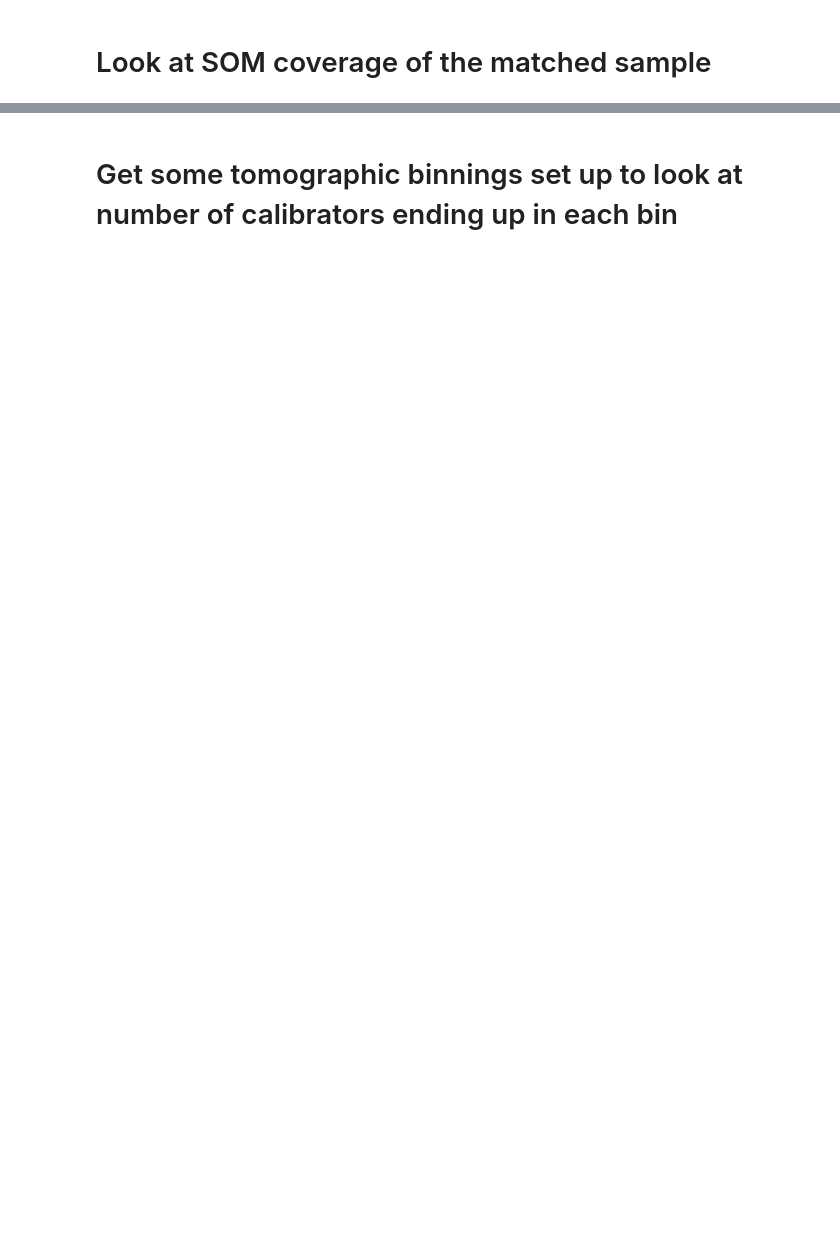
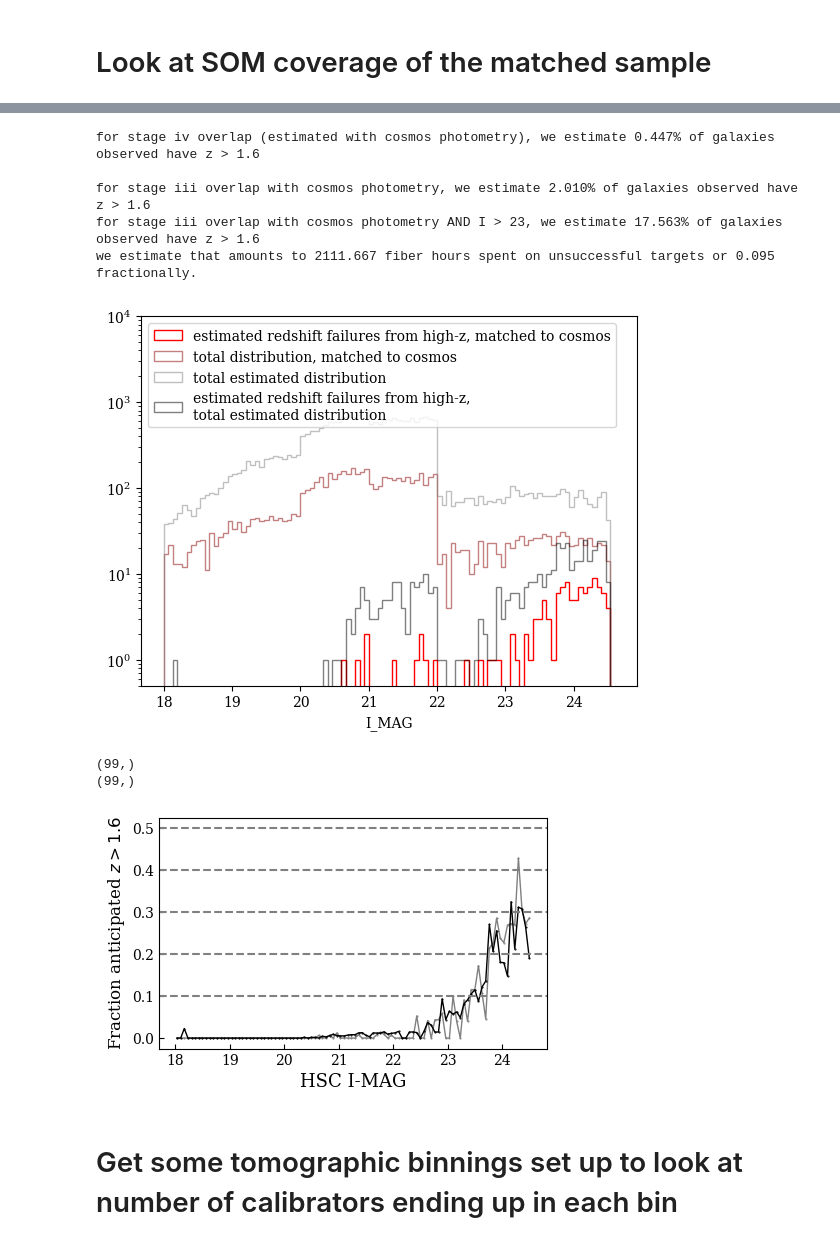
Before and after one commit to jmccull/desi_deep, a Jupyter notebook: SOM_cosmos.ipynb, the cells around one changed output, grey strips where cells are left out. Cells and saved outputs as stored; diff of their text form; code cells hidden in the pictures; blank space fills up the shorter version.

```diff
--- a/SOM_cosmos.ipynb
+++ b/SOM_cosmos.ipynb
@@ -100,7 +104,7 @@ matched_targets = match_small2large(cosmos,cat_full,smallcols=['RA','DEC'],large
 print('time elapsed: {}'.format(time()-start))
 
 start = time()
-matched_obs = match_small2large(cat,cosmos,smallcols=['RA','DEC'],largecols=['RA','DEC'],acc_err=1.0/3600.,
+matched_obs = match_small2large(cat.byteswap().newbyteorder(),cosmos,smallcols=['RA','DEC'],largecols=['RA','DEC'],acc_err=1.0/3600.,
                                          dfstat=[False,False])
 print('time elapsed: {}'.format(time()-start))
 
@@ -215,7 +219,7 @@ def match_resample(data, tomatch, data_min, data_max, bin_size = 0.05, seed=42,
 
 mag_bin_mins = [18,19,20,21,22,23]
 mag_bin_maxs = [19,20,21,22,23,24.5]
-
+rejection_scales=[1,1,1,1,1,1]
 cosmoslike_cat = []
 sizes = []
 weights = []
@@ -349,3 +353,64 @@ for stage 3 cosmos overlap, we have:
+# %%
+# let's estimate which ones have a photo-z > 1.6
+
+mask1 = (cosmoslike_cat['PHOTZ'] >= 1.6)
+print('for stage iv overlap (estimated with cosmos photometry), we estimate {0:.3f}% of galaxies observed have z > 1.6\n'.format(mask.sum()/len(cosmoslike_cat)*100))
+#print('we estimate that amounts to {0:.3f} fiber hours spent on unsuccessful targets.\n'.format(cosmoslike_cat[mask]['EXP_TIME'].sum()/3600.))
+
+mask = (matched_obs['PHOTZ'] >= 1.6)
+mask2 = (matched_obs['I_MAG'] >= 23)
+
+print('for stage iii overlap with cosmos photometry, we estimate {0:.3f}% of galaxies observed have z > 1.6'.format(mask.sum()/len(matched_obs)*100))
+print('for stage iii overlap with cosmos photometry AND I > 23, we estimate {0:.3f}% of galaxies observed have z > 1.6'.format((mask&mask2).sum()/(mask2).sum()*100))
+
+print('we estimate that amounts to {0:.3f} fiber hours spent on unsuccessful targets or {1:0.3f} fractionally.\n'.format(np.sum(matched_obs[mask]['EXP_TIME'])/3600.,
+                                                                                                                        np.sum(matched_obs[mask]['EXP_TIME'])/np.sum(matched_obs['EXP_TIME'])))
+
+bins=np.linspace(18,24.6,num=100)
+hists = plt.hist(matched_obs[mask]['I_MAG'],bins=bins,histtype='step',color='red',label='estimated redshift failures from high-z, matched to cosmos')
+hists2 = plt.hist(matched_obs['I_MAG'],bins=bins,histtype='step',color='darkred',alpha=0.5,label='total distribution, matched to cosmos')
+hists3 = plt.hist(cosmoslike_cat['I'],bins=bins,histtype='step',color='grey',alpha=0.5,label='total estimated distribution')
+hists4 = plt.hist(cosmoslike_cat[mask1]['I'],bins=bins,histtype='step',color='black',alpha=0.5,label='estimated redshift failures from high-z,\ntotal estimated distribution')
+
+plt.xlabel('I_MAG')
+plt.legend(loc='upper left')
+plt.yscale('log')
+plt.ylim([0.5,10**4])
+plt.show()
+
+
+print(hists[0].shape)
+print(hists2[0].shape)
+binmids = [(bins[i]+bins[i+1])/2 for i in np.arange(len(bins)-1)]
+plt.figure(figsize=(5,3))
+plt.plot(binmids,hists[0]/hists2[0],'o-',color='gray',linewidth=1,markersize=0.5)
+plt.plot(binmids,hists4[0]/hists3[0],'o-',color='black',linewidth=1,markersize=0.5)
+
+plt.xlabel(r'HSC I-MAG',fontsize=13)
+plt.ylabel(r'Fraction anticipated $z > 1.6$',fontsize=12)
+#plt.axhline(y=1,linestyle='dashed',color='gray')
+plt.axhline(y=0.5,linestyle='dashed',color='gray')
+plt.axhline(y=0.4,linestyle='dashed',color='gray')
+plt.axhline(y=0.3,linestyle='dashed',color='gray')
+plt.axhline(y=0.2,linestyle='dashed',color='gray')
+plt.axhline(y=0.1,linestyle='dashed',color='gray')
+plt.savefig('./figures/redshift_incompleteness.pdf',dpi=300,bbox_inches='tight')
+
+ax = plt.gca()
+ax.tick_params(axis="y",direction="in")
+ax.tick_params(axis="x",direction="in")
+
+plt.show()
+# %% [output]
+for stage iv overlap (estimated with cosmos photometry), we estimate 0.447% of galaxies observed have z > 1.6
+
+for stage iii overlap with cosmos photometry, we estimate 2.010% of galaxies observed have z > 1.6
+for stage iii overlap with cosmos photometry AND I > 23, we estimate 17.563% of galaxies observed have z > 1.6
+we estimate that amounts to 2111.667 fiber hours spent on unsuccessful targets or 0.095 fractionally.
+[figure, added]
+(99,)
+(99,)
+[figure, added]
 # %% [markdown]
 # Get some tomographic binnings set up to look at number of calibrators ending up in each bin
 # %%
```
Also changed, not shown: parts of 17 cells of this notebook.
